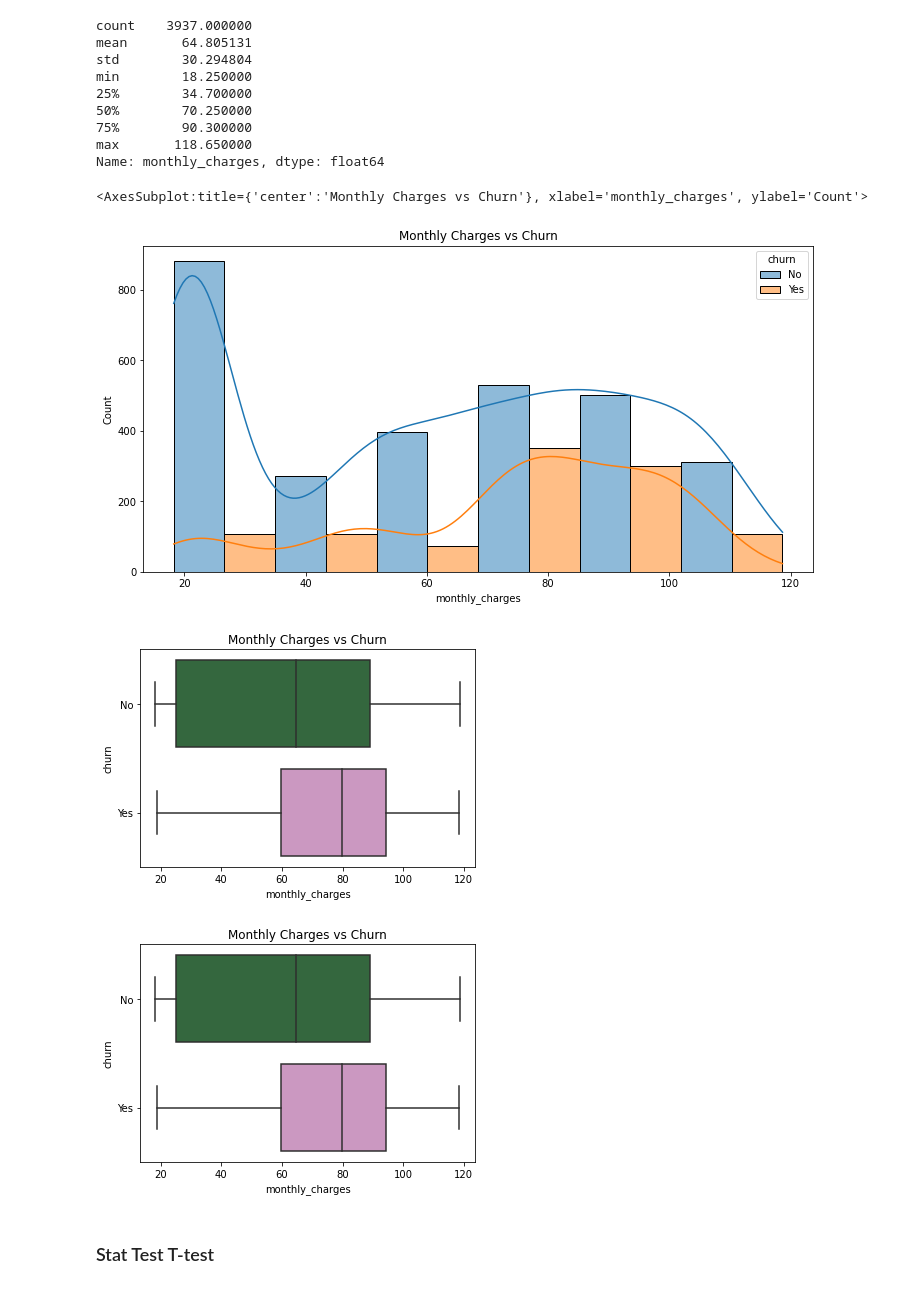
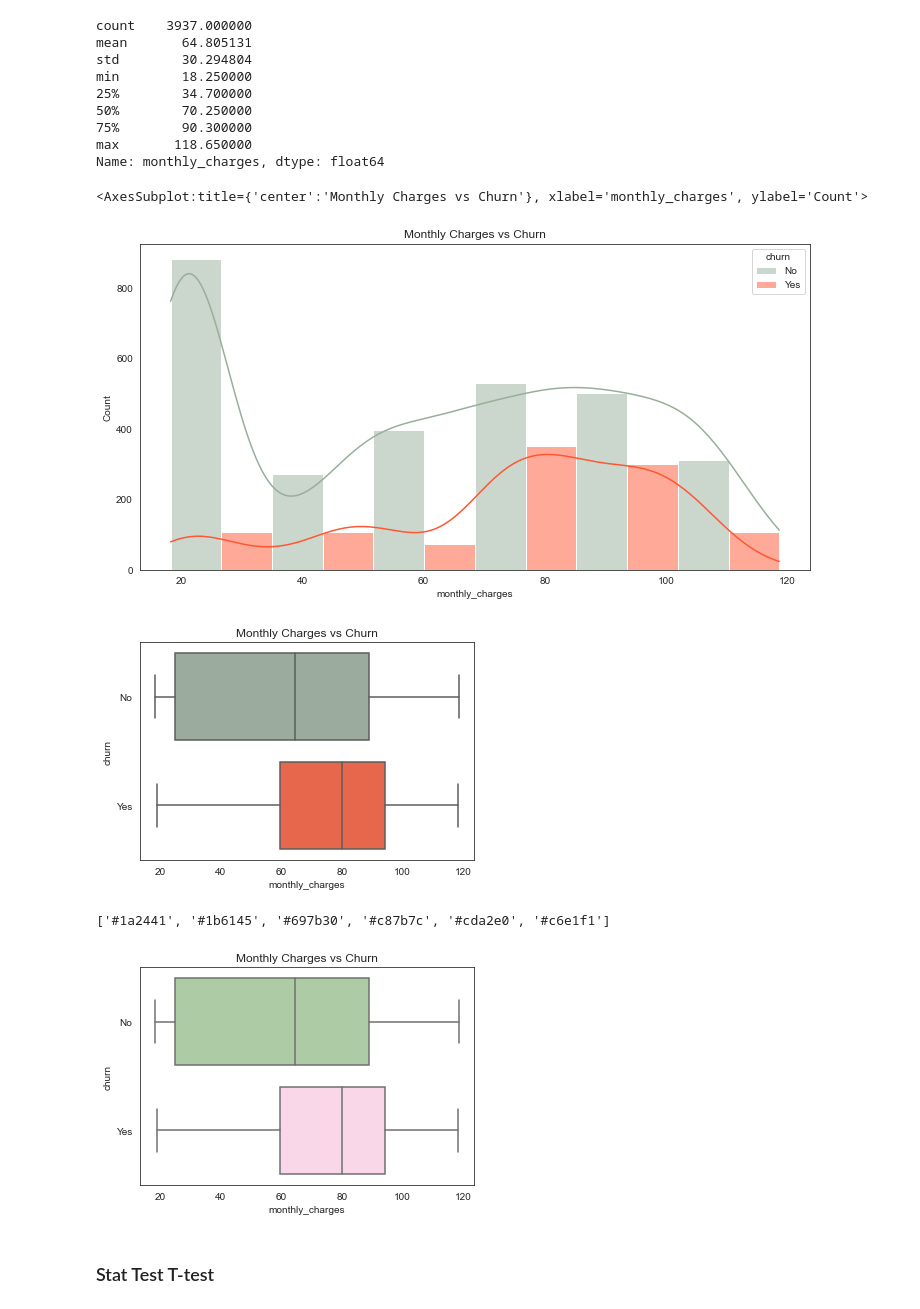
Before and after one commit to Yvette-Ibarra/classification-project, a Jupyter notebook: working_notebook.ipynb, the cells around one changed output. Saved outputs shown, nothing was run; the diff lists cells and outputs as text; code cells hidden in the pictures.

```diff
--- a/working_notebook.ipynb
+++ b/working_notebook.ipynb
@@ -119,6 +149,6 @@ def split_telco_data(df):
     return train, validate, test
 # %%
 # split data
-train, validate, test = split_telco_data(df)
+train, validate, test = w.split_telco_data(df)
 train.shape,validate.shape, test.shape
 # %% [output]
@@ -213,20 +281,27 @@ plt.title('Monthly Charges vs Churn')
 sns.histplot(x='monthly_charges', data=train, hue='churn',multiple='dodge', kde= True, bins = 6)
 # %% [output]
 <AxesSubplot:title={'center':'Monthly Charges vs Churn'}, xlabel='monthly_charges', ylabel='Count'>
-[figure, old version]
+[figure, new version]
 # %%
 def get_monthly_charges(df):
     plt.title('Monthly Charges vs Churn')
     sns.boxplot(x=df.monthly_charges, y=df.churn,
-                whis=np.inf, palette='cubehelix'
-               )
+                whis=np.inf);
 get_monthly_charges(train)
 # %% [output]
-[figure, old version]
+[figure, new version]
+# %%
+print(sns.color_palette("cubehelix").as_hex())
+# %% [output]
+['#1a2441', '#1b6145', '#697b30', '#c87b7c', '#cda2e0', '#c6e1f1']
 # %%
+# Create an array with the colors you want to use
+colors = ['#a9d39e', '#ffd1e8']
+# Set your custom color palette
+sns.set_palette(sns.color_palette(colors))
 get_monthly_charges(train)
 # %% [output]
-[figure, old version]
+[figure, new version]
 # %% [markdown]
 ### Stat Test T-test
 # %%
```
Also changed, not shown: parts of 57 cells of this notebook.
